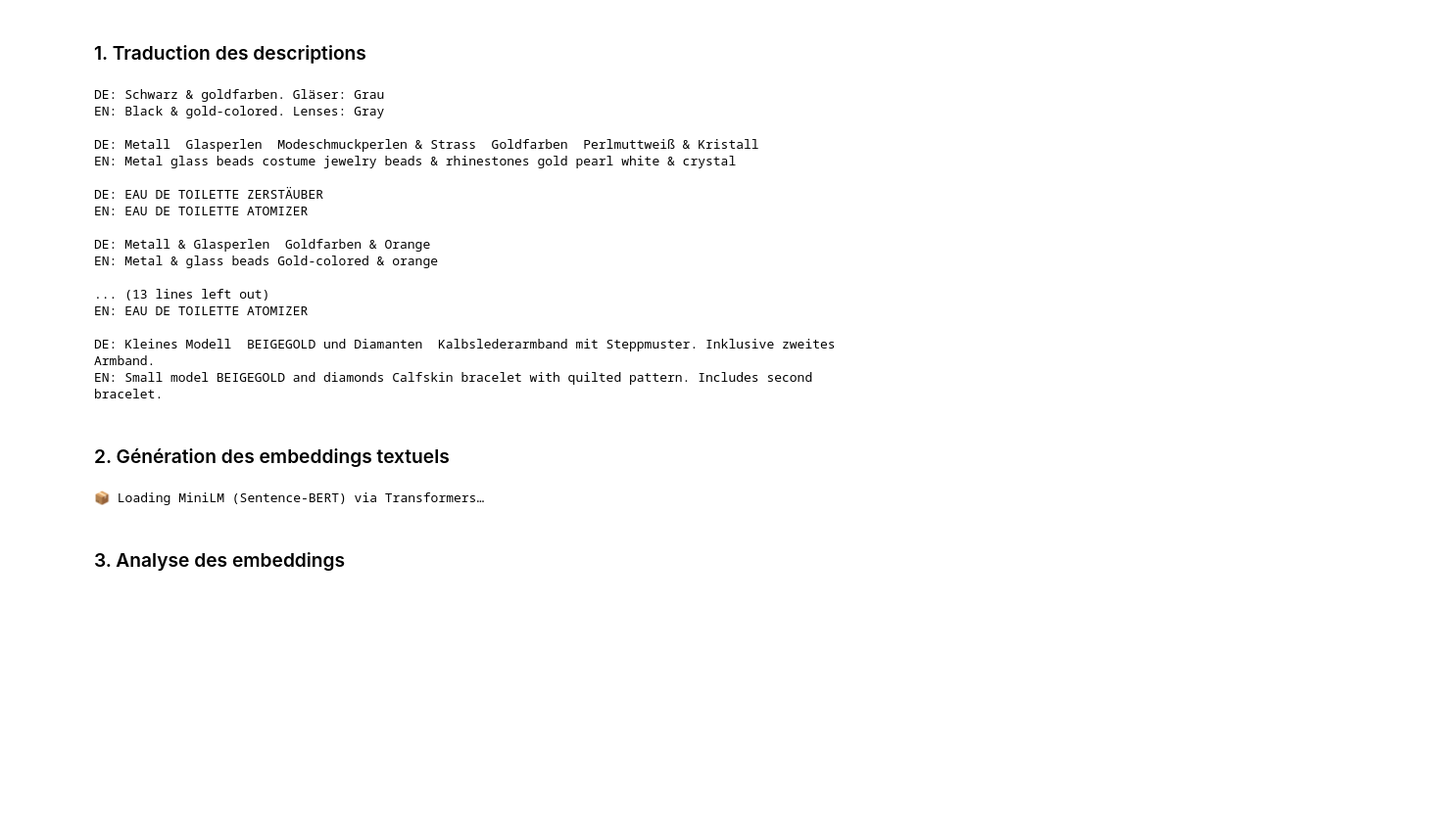
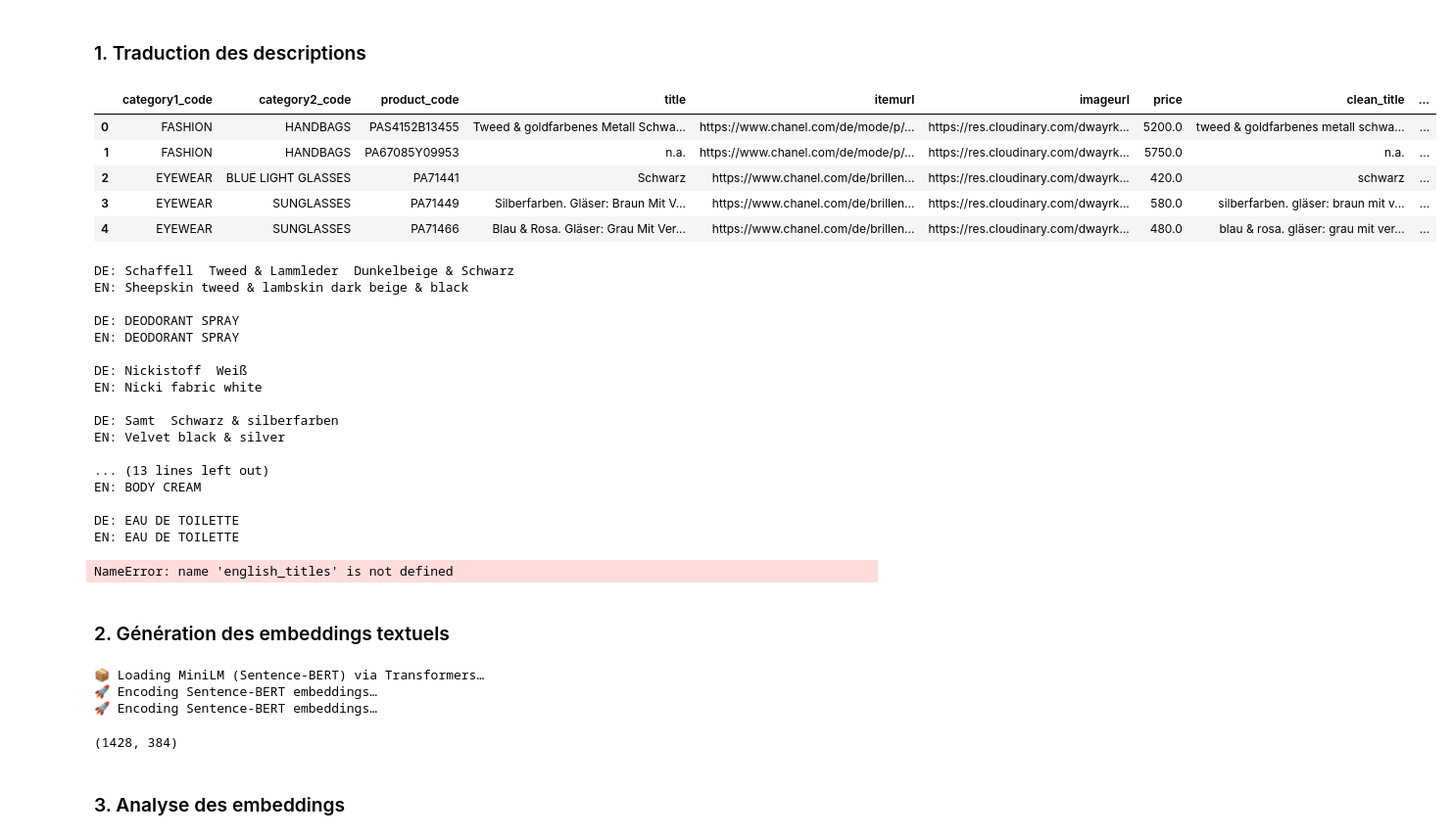
Before and after one commit to alban-morin/recommandations-chanel, a Jupyter notebook: Notebook.ipynb, the cells around one changed output. Shown: that part at 98% size. Saved outputs shown, nothing was run; the diff lists cells and outputs as text; code cells hidden in the pictures; blank space fills up the shorter version.

Commit message:
changed requirements, added translated titles in data_cleaned.parquet and not translating it again

```diff
--- a/Notebook.ipynb
+++ b/Notebook.ipynb
@@ -394,28 +397,42 @@ En tout cas, cette visualisation met en évidence une segmentation tarifaire en
 # %%
 import requests
 from tqdm import tqdm
+import os
 
-API_KEY = "0f6b7853-5567-4c01-a117-98b90787e917:fx"
-DEEPL_URL = "https://api-free.deepl.com/v2/translate"
+if not os.path.exists('titles_en.csv'):
+    API_KEY = "0f6b7853-5567-4c01-a117-98b90787e917:fx"
+    DEEPL_URL = "https://api-free.deepl.com/v2/translate"
 
-def deepl_translate(text):
-    payload = {
-        "auth_key": API_KEY,
-        "text": text,
-        "source_lang": "DE",
-        "target_lang": "EN"
-    }
-    response = requests.post(DEEPL_URL, data=payload)
-    return response.json()["translations"][0]["text"]
+    def deepl_translate(text):
+        payload = {
+            "auth_key": API_KEY,
+            "text": text,
+            "source_lang": "DE",
+            "target_lang": "EN"
+        }
+        response = requests.post(DEEPL_URL, data=payload)
+        return response.json()["translations"][0]["text"]
 
-english_titles = []
-for title in tqdm(data["title"]):
-    try:
-        english_titles.append(deepl_translate(title))
-    except:
-        english_titles.append("")
+    english_titles = []
+    for title in tqdm(data["title"]):
+        try:
+            english_titles.append(deepl_translate(title))
+        except:
+            english_titles.append("")
 
-data["english_title"] = english_titles
+    data["english_title"] = english_titles
+# %%
+# Incorporation des titres traduits contenus dans titles_en.csv dans le dataframe
+titles_en = pd.read_csv('titles_en.csv')
+data['english_title'] = titles_en['english_title']
+data.head()
+# %% [output]
+|  | category1_code | category2_code | product_code | title | itemurl | imageurl | price | clean_title | ... |
+| 0 | FASHION | HANDBAGS | PAS4152B13455 | Tweed & goldfarbenes Metall Schwa... | https://www.chanel.com/de/mode/p/... | https://res.cloudinary.com/dwayrk... | 5200.0 | tweed & goldfarbenes metall schwa... | ... |
+| 1 | FASHION | HANDBAGS | PA67085Y09953 | n.a. | https://www.chanel.com/de/mode/p/... | https://res.cloudinary.com/dwayrk... | 5750.0 | n.a. | ... |
+| 2 | EYEWEAR | BLUE LIGHT GLASSES | PA71441 | Schwarz | https://www.chanel.com/de/brillen... | https://res.cloudinary.com/dwayrk... | 420.0 | schwarz | ... |
+| 3 | EYEWEAR | SUNGLASSES | PA71449 | Silberfarben. Gläser: Braun Mit V... | https://www.chanel.com/de/brillen... | https://res.cloudinary.com/dwayrk... | 580.0 | silberfarben. gläser: braun mit v... | ... |
+| 4 | EYEWEAR | SUNGLASSES | PA71466 | Blau & Rosa. Gläser: Grau Mit Ver... | https://www.chanel.com/de/brillen... | https://res.cloudinary.com/dwayrk... | 480.0 | blau & rosa. gläser: grau mit ver... | ... |
 # %%
 # affichage aleatoire de 10 titres traduits
 import random
@@ -424,25 +441,27 @@ for i in random.sample(range(len(data)), 10):
     print(f"EN: {data.iloc[i]['english_title']}")
     print()
 # %% [output]
-DE: Schwarz & goldfarben. Gläser: Grau
-EN: Black & gold-colored. Lenses: Gray
+DE: Schaffell  Tweed & Lammleder  Dunkelbeige & Schwarz
+EN: Sheepskin tweed & lambskin dark beige & black
 
-DE: Metall  Glasperlen  Modeschmuckperlen & Strass  Goldfarben  Perlmuttweiß & Kristall
-EN: Metal glass beads costume jewelry beads & rhinestones gold pearl white & crystal
+DE: DEODORANT SPRAY
+EN: DEODORANT SPRAY
 
-DE: EAU DE TOILETTE ZERSTÄUBER
-EN: EAU DE TOILETTE ATOMIZER
+DE: Nickistoff  Weiß
+EN: Nicki fabric white
 
-DE: Metall & Glasperlen  Goldfarben & Orange
-EN: Metal & glass beads Gold-colored & orange
+DE: Samt  Schwarz & silberfarben
+EN: Velvet black & silver
 
 ... (13 lines left out)
-EN: EAU DE TOILETTE ATOMIZER
+EN: BODY CREAM
 
-DE: Kleines Modell  BEIGEGOLD und Diamanten  Kalbslederarmband mit Steppmuster. Inklusive zweites Armband.
-EN: Small model BEIGEGOLD and diamonds Calfskin bracelet with quilted pattern. Includes second bracelet.
+DE: EAU DE TOILETTE
+EN: EAU DE TOILETTE
 # %%
 pd.DataFrame({'english_title': english_titles}).to_csv('titles_en.csv', index=False)
+# %% [output]
+NameError: name 'english_titles' is not defined
 # %% [markdown]
 ### 2. Génération des embeddings textuels
 # %%
@@ -494,6 +513,9 @@ data["embedding_sbert"] = embeddings_sbert.tolist()
 embeddings_sbert.shape
 # %% [output]
 📦 Loading MiniLM (Sentence-BERT) via Transformers…
+🚀 Encoding Sentence-BERT embeddings…
+🚀 Encoding Sentence-BERT embeddings…
+(1428, 384)
 # %% [markdown]
 ### 3. Analyse des embeddings
 # %%
```
Also changed, not shown: parts of 4 cells of this notebook, 3 other files.
